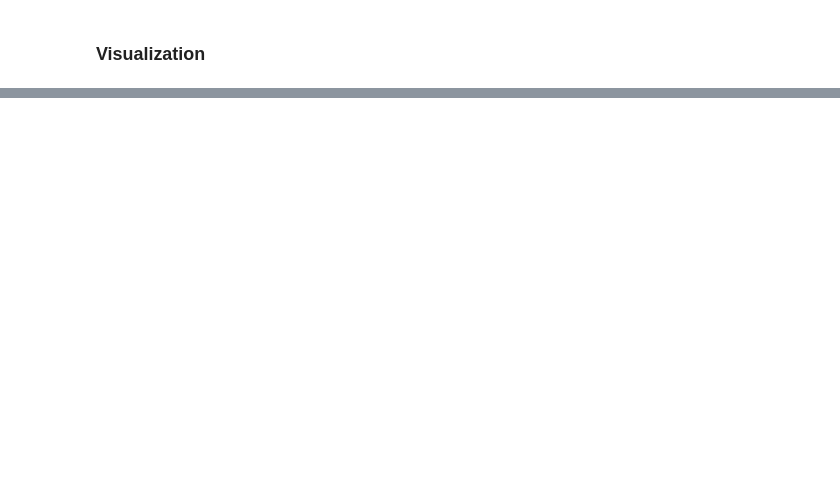
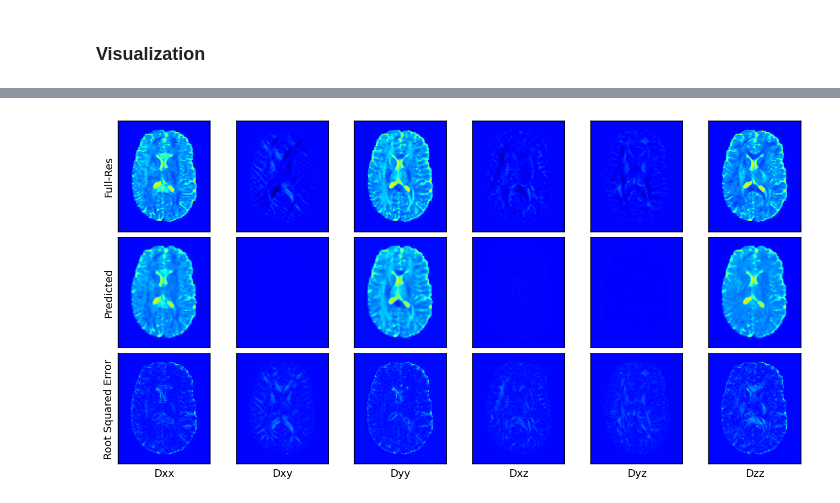
Before and after one commit to TylerSpears/fenri, a Jupyter notebook: notebooks/replication_blumberg.etal.2017/diqt.ipynb, the cells around one changed output, grey strips where cells are left out. Drawn from its saved outputs; the diff is of its cells as text; code cells hidden in the pictures; blank space fills up the shorter version.

Commit message:
Add DTI channel viz

```diff
--- a/notebooks/replication_blumberg.etal.2017/diqt.ipynb
+++ b/notebooks/replication_blumberg.etal.2017/diqt.ipynb
@@ -1331,7 +1422,7 @@ with torch.no_grad():
 
         test_vol_results.append(subj_result)
 # %%
-slice_idx = (89, slice(None, None, None), slice(None, None, None))
+slice_idx = (slice(None, None, None), slice(None, None, None), 68)
 vis_subj_idx = 1
 # %%
 # Generate FA-weighted diffusion direction map.
@@ -1372,0 +1522,55 @@ plt.savefig(experiment_results_dir / "RMSE_FA_sample.png")
+# %%
+# Display all 6 DTIs for ground truth, predicted, and root squared error
+
+channel_names = ["Dxx", "Dxy", "Dyy", "Dxz", "Dyz", "Dzz"]
+dti_names = ["Full-Res", "Predicted", "Root Squared Error"]
+# cmaps = ["Reds", "Greys", "Greens", "Purples", "Greys", "Blues", ]
+
+dtis = [
+    test_vol_results[vis_subj_idx]
+    .full_res.data[(slice(None), *slice_idx)]
+    .cpu()
+    .numpy(),
+    test_vol_results[vis_subj_idx]
+    .full_res_predicted[(slice(None), *slice_idx)]
+    .cpu()
+    .numpy(),
+]
+
+# Add root squared error
+dtis.append(np.sqrt((dtis[0] - dtis[1]) ** 2))
+
+max_dti = max([dti.max() for dti in dtis])
+min_dti = min([dti.min() for dti in dtis])
+
+nrows = len(dtis)
+ncols = len(channel_names)
+
+fig = plt.figure(figsize=(12, 6), dpi=140)
+
+grid = mpl.gridspec.GridSpec(
+    nrows,
+    ncols,
+    figure=fig,
+    hspace=0.05,
+    wspace=0.05,
+)
+
+for i_row in range(nrows):
+    dti = dtis[i_row]
+
+    for j_col in range(ncols):
+        ax = fig.add_subplot(grid[i_row, j_col])
+        ax.imshow(np.rot90(dti[j_col]), cmap='jet', interpolation=None, vmin=min_dti, vmax=max_dti)
+        if ax.get_subplotspec().is_first_col():
+            ax.set_ylabel(dti_names[i_row])
+        if ax.get_subplotspec().is_last_row():
+            ax.set_xlabel(channel_names[j_col])
+        ax.set_xticks([])
+        ax.set_yticks([])
+        ax.set_xticklabels([])
+        ax.set_yticklabels([])
+
+plt.savefig(experiment_results_dir / "DTI_channel_sample_normalized.png")
+# %% [output]
+[figure, added]
```
Also changed, not shown: parts of 18 cells of this notebook.
